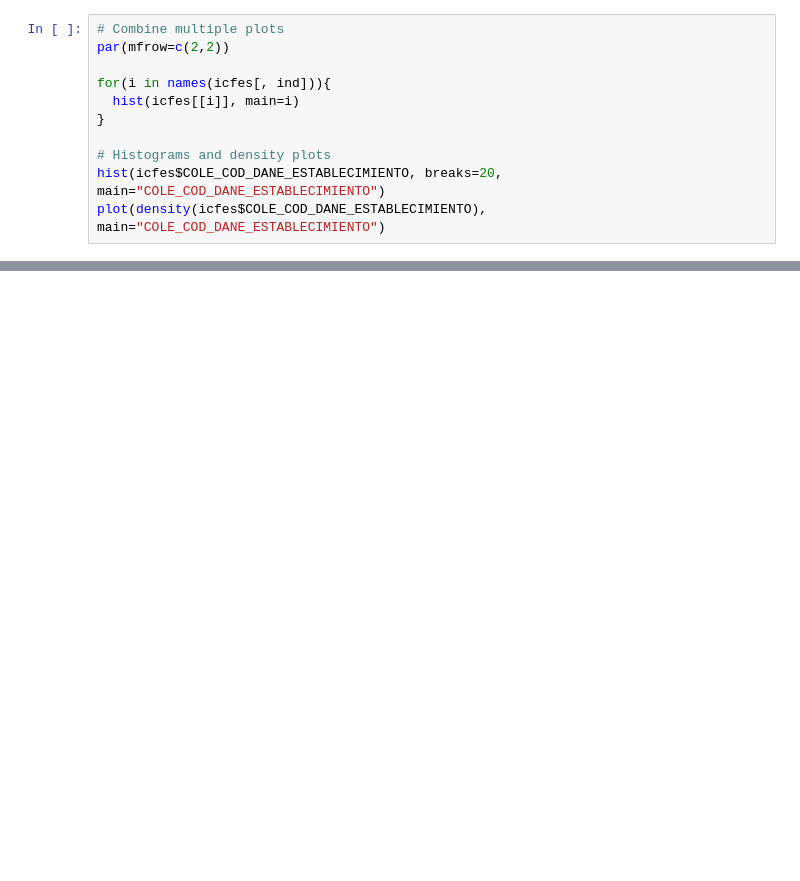
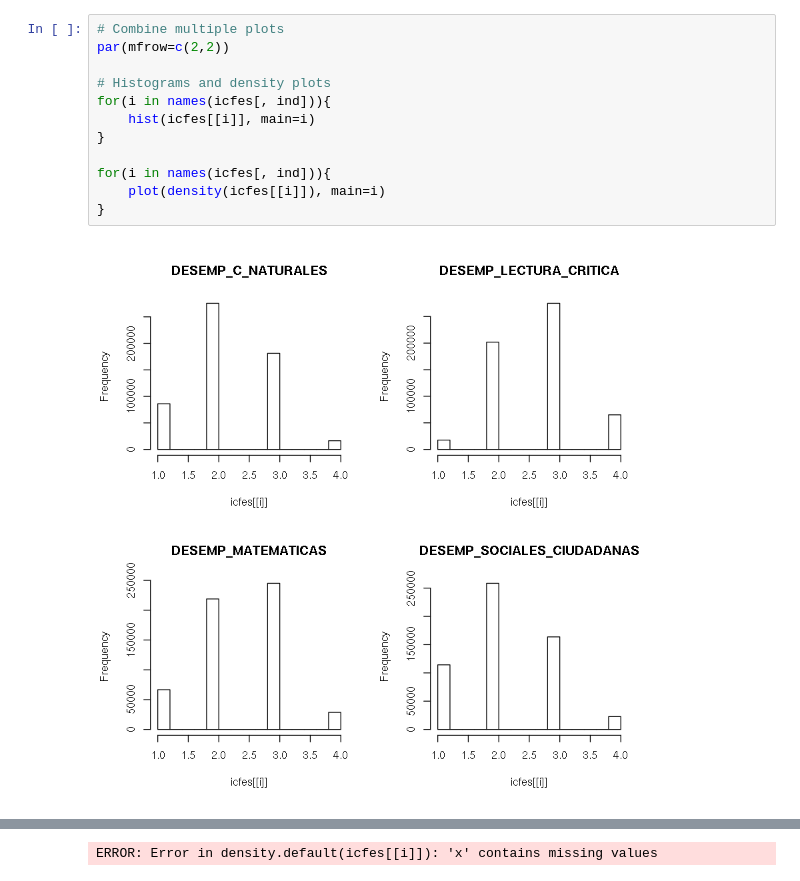
Before and after one commit to ingJSNA/dataMining2018, a Jupyter notebook: ICFES 1 Exploratory Analysis.ipynb, the cells around one changed output, grey strips where cells are left out. Cells and saved outputs as stored; diff of their text form; blank space fills up the shorter version.

```diff
--- a/ICFES 1 Exploratory Analysis.ipynb
+++ b/ICFES 1 Exploratory Analysis.ipynb
@@ -93,11 +93,14 @@ round(correlation, digits=3)
 # %%
 # Combine multiple plots
 par(mfrow=c(2,2))
 
+# Histograms and density plots
 for(i in names(icfes[, ind])){
-  hist(icfes[[i]], main=i)
+    hist(icfes[[i]], main=i)
 }
 
-# Histograms and density plots
-hist(icfes$COLE_COD_DANE_ESTABLECIMIENTO, breaks=20, main="COLE_COD_DANE_ESTABLECIMIENTO")
-plot(density(icfes$COLE_COD_DANE_ESTABLECIMIENTO), main="COLE_COD_DANE_ESTABLECIMIENTO")
+for(i in names(icfes[, ind])){
+    plot(density(icfes[[i]]), main=i)
+}
+# %% [output]
+[figure, added]
@@ -103,0 +110 @@ plot(density(icfes$COLE_COD_DANE_ESTABLECIMIENTO), main="COLE_COD_DANE_ESTABLECI
+ERROR: Error in density.default(icfes[[i]]): 'x' contains missing values
```
Also changed, not shown: parts of 6 cells of this notebook, 2 other files.
